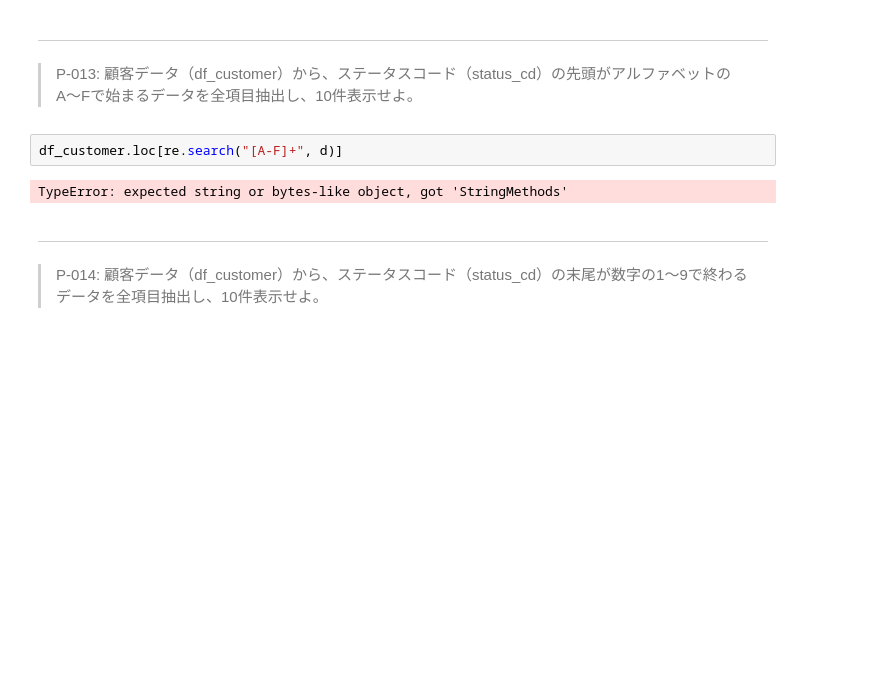
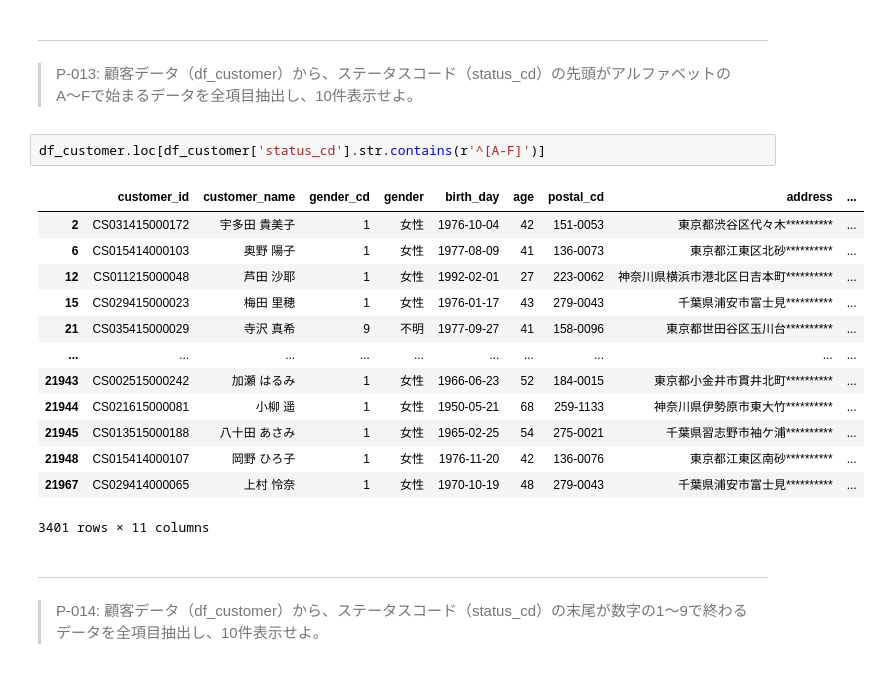
Before and after one commit to erena0424/DirislDSInternship, a Jupyter notebook: docker/work/preprocess_knock_Python.ipynb, the cells around one changed output. Cells and saved outputs as stored; diff of their text form; blank space fills up the shorter version.

```diff
--- a/docker/work/preprocess_knock_Python.ipynb
+++ b/docker/work/preprocess_knock_Python.ipynb
@@ -285,9 +283,21 @@ df_store.loc[(df_store['address'].str.find("横浜市")>=0)]
 ---
 > P-013: 顧客データ（df_customer）から、ステータスコード（status_cd）の先頭がアルファベットのA〜Fで始まるデータを全項目抽出し、10件表示せよ。
 # %%
-df_customer.loc[re.search("[A-F]+", d)]
+df_customer.loc[df_customer['status_cd'].str.contains(r'^[A-F]')]
 # %% [output]
+|  | customer_id | customer_name | gender_cd | gender | birth_day | age | postal_cd | address | ... |
+| 2 | CS031415000172 | 宇多田 貴美子 | 1 | 女性 | 1976-10-04 | 42 | 151-0053 | 東京都渋谷区代々木********** | ... |
+| 6 | CS015414000103 | 奥野 陽子 | 1 | 女性 | 1977-08-09 | 41 | 136-0073 | 東京都江東区北砂********** | ... |
+| 12 | CS011215000048 | 芦田 沙耶 | 1 | 女性 | 1992-02-01 | 27 | 223-0062 | 神奈川県横浜市港北区日吉本町********** | ... |
+| 15 | CS029415000023 | 梅田 里穂 | 1 | 女性 | 1976-01-17 | 43 | 279-0043 | 千葉県浦安市富士見********** | ... |
+| 21 | CS035415000029 | 寺沢 真希 | 9 | 不明 | 1977-09-27 | 41 | 158-0096 | 東京都世田谷区玉川台********** | ... |
+| ... | ... | ... | ... | ... | ... | ... | ... | ... | ... |
+| 21943 | CS002515000242 | 加瀬 はるみ | 1 | 女性 | 1966-06-23 | 52 | 184-0015 | 東京都小金井市貫井北町********** | ... |
+| 21944 | CS021615000081 | 小柳 遥 | 1 | 女性 | 1950-05-21 | 68 | 259-1133 | 神奈川県伊勢原市東大竹********** | ... |
+| 21945 | CS013515000188 | 八十田 あさみ | 1 | 女性 | 1965-02-25 | 54 | 275-0021 | 千葉県習志野市袖ケ浦********** | ... |
+| 21948 | CS015414000107 | 岡野 ひろ子 | 1 | 女性 | 1976-11-20 | 42 | 136-0076 | 東京都江東区南砂********** | ... |
+| 21967 | CS029414000065 | 上村 怜奈 | 1 | 女性 | 1970-10-19 | 48 | 279-0043 | 千葉県浦安市富士見********** | ... |
-TypeError: expected string or bytes-like object, got 'StringMethods'
+3401 rows × 11 columns
 # %% [markdown]
 ---
 > P-014: 顧客データ（df_customer）から、ステータスコード（status_cd）の末尾が数字の1〜9で終わるデータを全項目抽出し、10件表示せよ。
```
Also changed, not shown: parts of 7 cells of this notebook.
